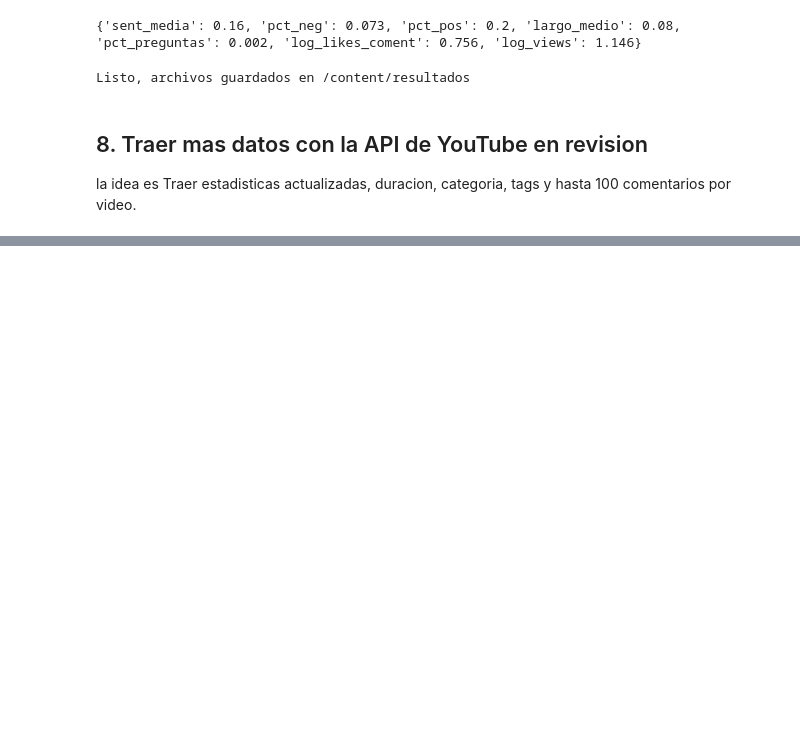
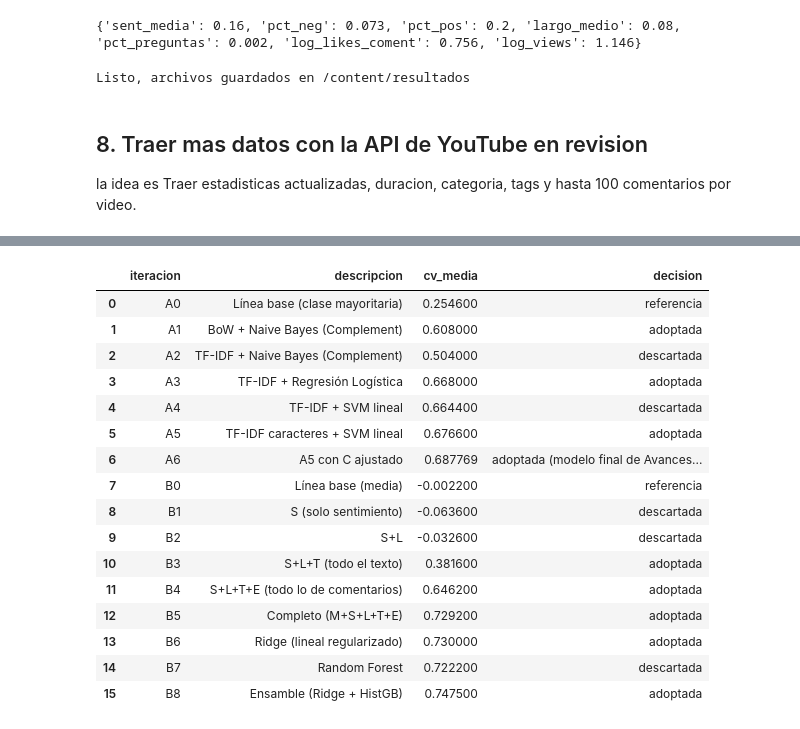
Before and after one commit to Asvelasquez/PROCESAMIENTO-DE-LENGUAJE-NATURAL, a Jupyter notebook: proyecto_youtube.ipynb, the cells around one changed output, grey strips where cells are left out. Cells and saved outputs as stored; diff of their text form; code cells hidden in the pictures; blank space fills up the shorter version.

```diff
--- a/proyecto_youtube.ipynb
+++ b/proyecto_youtube.ipynb
@@ -1170,0 +1277,72 @@ if USAR_API:
+# %%
+historia_A = [
+    ("A0", "Línea base (clase mayoritaria)", "Siempre predice positivo", "Punto de partida para comparar", "DummyClassifier"),
+    ("A1", "BoW + Naive Bayes (Complement)", "Conteo de palabras y Naive Bayes", "Modelo clasico y rapido para texto", "CountVectorizer + ComplementNB"),
+    ("A2", "TF-IDF + Naive Bayes (Complement)", "Cambiar conteos por TF-IDF", "TF-IDF le baja el peso a palabras muy comunes", "TfidfVectorizer + ComplementNB"),
+    ("A3", "TF-IDF + Regresión Logística", "Cambiar Naive Bayes por regresion logistica con clases balanceadas", "Naive Bayes supone palabras independientes y no maneja bien el desbalance", "LogisticRegression"),
+    ("A4", "TF-IDF + SVM lineal", "Cambiar regresion logistica por SVM lineal", "La SVM fue el mejor modelo clasico en el articulo de la UNSM", "LinearSVC"),
+    ("A5", "TF-IDF caracteres + SVM lineal", "Usar pedazos de 2 a 4 letras en vez de palabras", "Los comentarios tienen errores de ortografia, emojis y otros idiomas", "TfidfVectorizer(char_wb) + LinearSVC"),
+]
+mejor = -np.inf
+for it, nombre, cambio, motivo, herr in historia_A:
+    fila = comp_A[comp_A["modelo"] == nombre].iloc[0]
+    if it == "A0":
+        decision = "referencia"
+    elif fila["f1_macro_cv"] > mejor:
+        decision = "adoptada"
+    else:
+        decision = "descartada"
+    mejor = max(mejor, fila["f1_macro_cv"])
+    anotar("A", it, nombre, cambio, motivo, herr, "F1-macro", fila["f1_macro_cv"], fila["f1_macro_std"],
+           segundos=fila["segundos"], decision=decision, etapa="Avances II")
+
+# A6: el modelo final de Avances II (A5 con C ajustado)
+i = grid_A.best_index_
+folds_A6 = np.array([grid_A.cv_results_[f"split{k}_test_score"][i] for k in range(cv_grupos.n_splits)])
+C_A = float(grid_A.best_params_["clf__C"])
+anotar("A", "A6", "A5 con C ajustado", f"Ajustar la regularizacion C (quedo en {C_A})", "Buscar el mejor balance entre simple y preciso",
+       "GridSearchCV", "F1-macro", folds_A6.mean(), folds_A6.std(), RESULTADOS["modelo_A_final"]["f1_macro_test"],
+       decision="adoptada (modelo final de Avances II)", etapa="Avances II")
+
+historia_B = [
+    ("B0", "Línea base (media)", comp_B, "modelo", "Siempre predice el promedio", "Punto de partida", "DummyRegressor"),
+    ("B1", "S (solo sentimiento)", ablacion, "configuracion", "Solo variables de sentimiento", "Probar la idea original del proyecto", "HistGradientBoosting"),
+    ("B2", "S+L", ablacion, "configuracion", "Agregar forma de escribir", "El largo de los comentarios mostro diferencias en 4.7", "HistGradientBoosting"),
+    ("B3", "S+L+T (todo el texto)", ablacion, "configuracion", "Agregar el texto con TF-IDF y SVD", "Las palabras revelan tema, audiencia e idioma", "TF-IDF + TruncatedSVD"),
+    ("B4", "S+L+T+E (todo lo de comentarios)", ablacion, "configuracion", "Agregar likes de los comentarios", "La interaccion refleja el tamano de la audiencia", "HistGradientBoosting"),
+    ("B5", "Completo (M+S+L+T+E)", ablacion, "configuracion", "Agregar datos del video", "Controlar edad y tema, que pesan mucho", "HistGradientBoosting"),
+    ("B6", "Ridge (lineal regularizado)", comp_B, "modelo", "Cambiar a un modelo lineal", "Comparar con un modelo mas simple", "Ridge"),
+    ("B7", "Random Forest", comp_B, "modelo", "Cambiar a bosque aleatorio", "Otro tipo de modelo de arboles", "RandomForestRegressor"),
+    ("B8", "Ensamble (Ridge + HistGB)", comp_B, "modelo", "Promediar Ridge y Gradient Boosting", "Se equivocan en cosas distintas", "VotingRegressor"),
+]
+mejor = -np.inf
+for it, nombre, tabla_origen, col, cambio, motivo, herr in historia_B:
+    fila = tabla_origen[tabla_origen[col] == nombre].iloc[0]
+    if it == "B0":
+        decision = "referencia"
+    elif fila["r2_cv"] > mejor:
+        decision = "adoptada"
+    else:
+        decision = "descartada"
+    mejor = max(mejor, fila["r2_cv"])
+    anotar("B", it, nombre, cambio, motivo, herr, "R²", fila["r2_cv"], fila["r2_std"], decision=decision, etapa="Avances II")
+
+pd.DataFrame(registro)[["iteracion", "descripcion", "cv_media", "decision"]]
+# %% [output]
+|  | iteracion | descripcion | cv_media | decision |
+| 0 | A0 | Línea base (clase mayoritaria) | 0.254600 | referencia |
+| 1 | A1 | BoW + Naive Bayes (Complement) | 0.608000 | adoptada |
+| 2 | A2 | TF-IDF + Naive Bayes (Complement) | 0.504000 | descartada |
+| 3 | A3 | TF-IDF + Regresión Logística | 0.668000 | adoptada |
+| 4 | A4 | TF-IDF + SVM lineal | 0.664400 | descartada |
+| 5 | A5 | TF-IDF caracteres + SVM lineal | 0.676600 | adoptada |
+| 6 | A6 | A5 con C ajustado | 0.687769 | adoptada (modelo final de Avances... |
+| 7 | B0 | Línea base (media) | -0.002200 | referencia |
+| 8 | B1 | S (solo sentimiento) | -0.063600 | descartada |
+| 9 | B2 | S+L | -0.032600 | descartada |
+| 10 | B3 | S+L+T (todo el texto) | 0.381600 | adoptada |
+| 11 | B4 | S+L+T+E (todo lo de comentarios) | 0.646200 | adoptada |
+| 12 | B5 | Completo (M+S+L+T+E) | 0.729200 | adoptada |
+| 13 | B6 | Ridge (lineal regularizado) | 0.730000 | adoptada |
+| 14 | B7 | Random Forest | 0.722200 | descartada |
+| 15 | B8 | Ensamble (Ridge + HistGB) | 0.747500 | adoptada |
```
Also changed, not shown: parts of 39 cells of this notebook.
